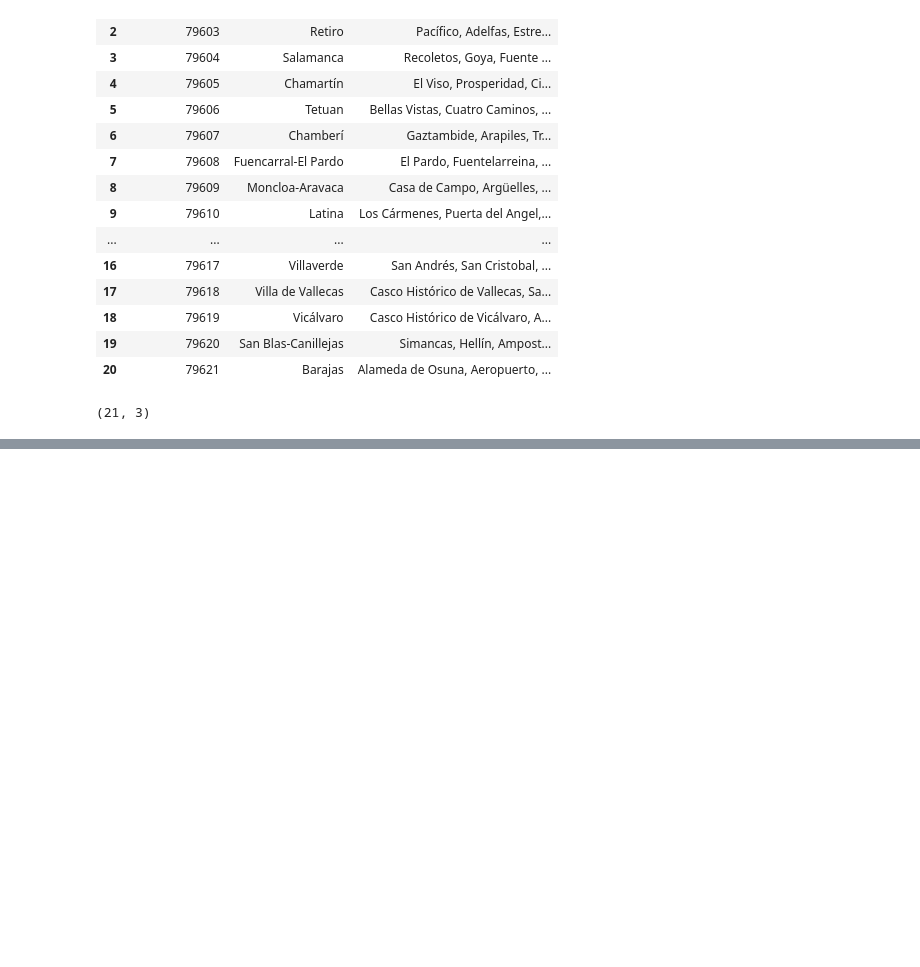
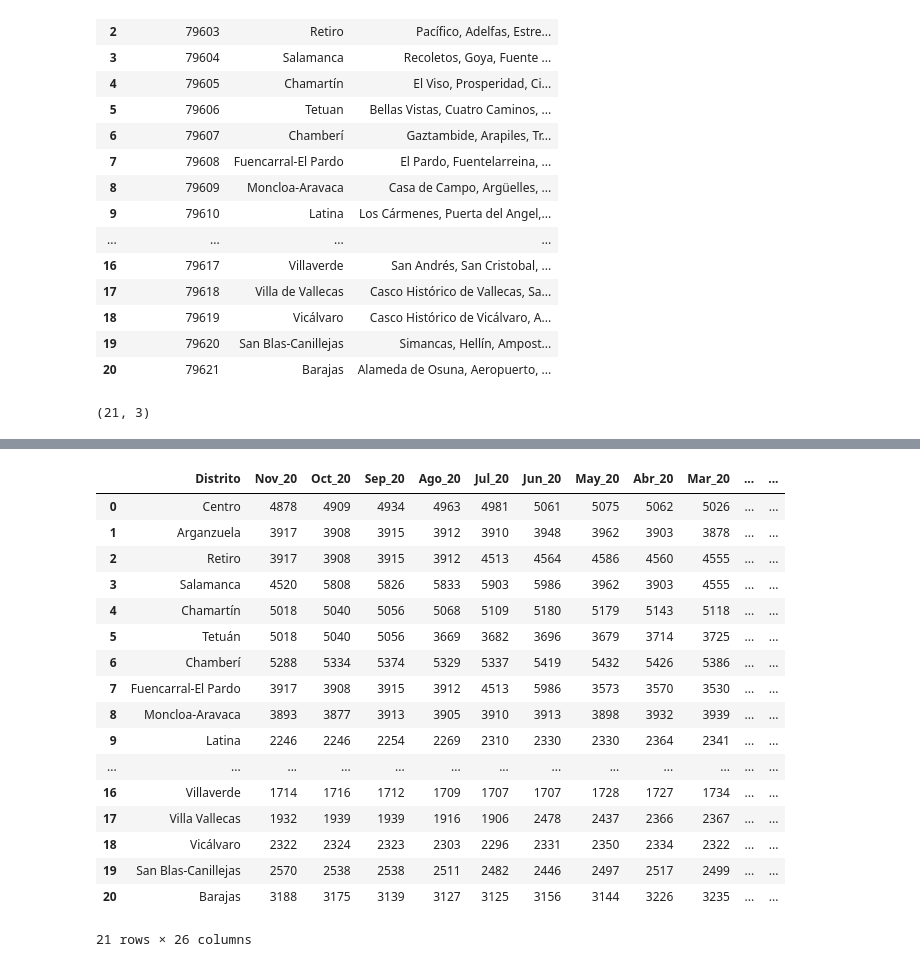
Before and after one commit to LourdesRodriguez/Applied_Data_Science_Capstone, a Jupyter notebook: 20201225_TheBattleofNeighborhoods.ipynb, the cells around one changed output, grey strips where cells are left out. Drawn from its saved outputs; the diff is of its cells as text; code cells hidden in the pictures; blank space fills up the shorter version.

```diff
--- a/20201225_TheBattleofNeighborhoods.ipynb
+++ b/20201225_TheBattleofNeighborhoods.ipynb
@@ -103,3 +109,25 @@ df
 | 18 | 79619 | 3.240864e+05 |
 | 19 | 79620 | 2.177018e+06 |
 | 20 | 79621 | 1.025840e+06 |
+# %%
+pv=pd.read_excel('precio_vivienda.xls', sheet_name=0)
+pv
+# %% [output]
+|  | Distrito | Nov_20 | Oct_20 | Sep_20 | Ago_20 | Jul_20 | Jun_20 | May_20 | Abr_20 | Mar_20 | ... | ... |
+| 0 | Centro | 4878 | 4909 | 4934 | 4963 | 4981 | 5061 | 5075 | 5062 | 5026 | ... | ... |
+| 1 | Arganzuela | 3917 | 3908 | 3915 | 3912 | 3910 | 3948 | 3962 | 3903 | 3878 | ... | ... |
+| 2 | Retiro | 3917 | 3908 | 3915 | 3912 | 4513 | 4564 | 4586 | 4560 | 4555 | ... | ... |
+| 3 | Salamanca | 4520 | 5808 | 5826 | 5833 | 5903 | 5986 | 3962 | 3903 | 4555 | ... | ... |
+| 4 | Chamartín | 5018 | 5040 | 5056 | 5068 | 5109 | 5180 | 5179 | 5143 | 5118 | ... | ... |
+| 5 | Tetuán | 5018 | 5040 | 5056 | 3669 | 3682 | 3696 | 3679 | 3714 | 3725 | ... | ... |
+| 6 | Chamberí | 5288 | 5334 | 5374 | 5329 | 5337 | 5419 | 5432 | 5426 | 5386 | ... | ... |
+| 7 | Fuencarral-El Pardo | 3917 | 3908 | 3915 | 3912 | 4513 | 5986 | 3573 | 3570 | 3530 | ... | ... |
+| 8 | Moncloa-Aravaca | 3893 | 3877 | 3913 | 3905 | 3910 | 3913 | 3898 | 3932 | 3939 | ... | ... |
+| 9 | Latina | 2246 | 2246 | 2254 | 2269 | 2310 | 2330 | 2330 | 2364 | 2341 | ... | ... |
+| ... | ... | ... | ... | ... | ... | ... | ... | ... | ... | ... | ... | ... |
+| 16 | Villaverde | 1714 | 1716 | 1712 | 1709 | 1707 | 1707 | 1728 | 1727 | 1734 | ... | ... |
+| 17 | Villa Vallecas | 1932 | 1939 | 1939 | 1916 | 1906 | 2478 | 2437 | 2366 | 2367 | ... | ... |
+| 18 | Vicálvaro | 2322 | 2324 | 2323 | 2303 | 2296 | 2331 | 2350 | 2334 | 2322 | ... | ... |
+| 19 | San Blas-Canillejas | 2570 | 2538 | 2538 | 2511 | 2482 | 2446 | 2497 | 2517 | 2499 | ... | ... |
+| 20 | Barajas | 3188 | 3175 | 3139 | 3127 | 3125 | 3156 | 3144 | 3226 | 3235 | ... | ... |
+21 rows × 26 columns
```
Also changed, not shown: parts of 14 cells of this notebook.
